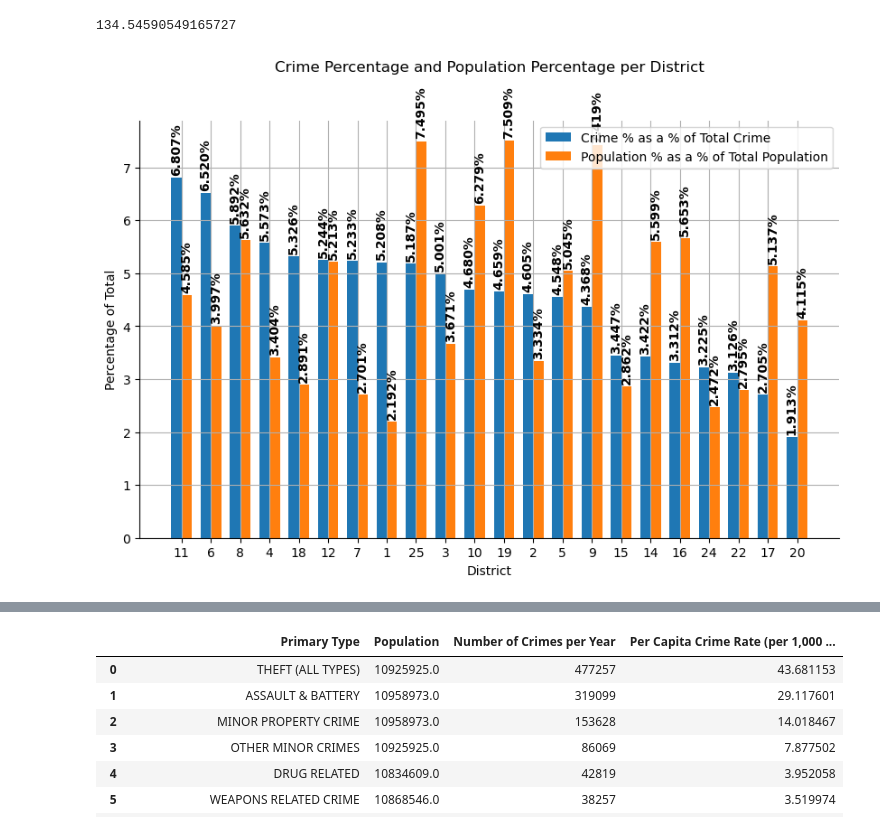
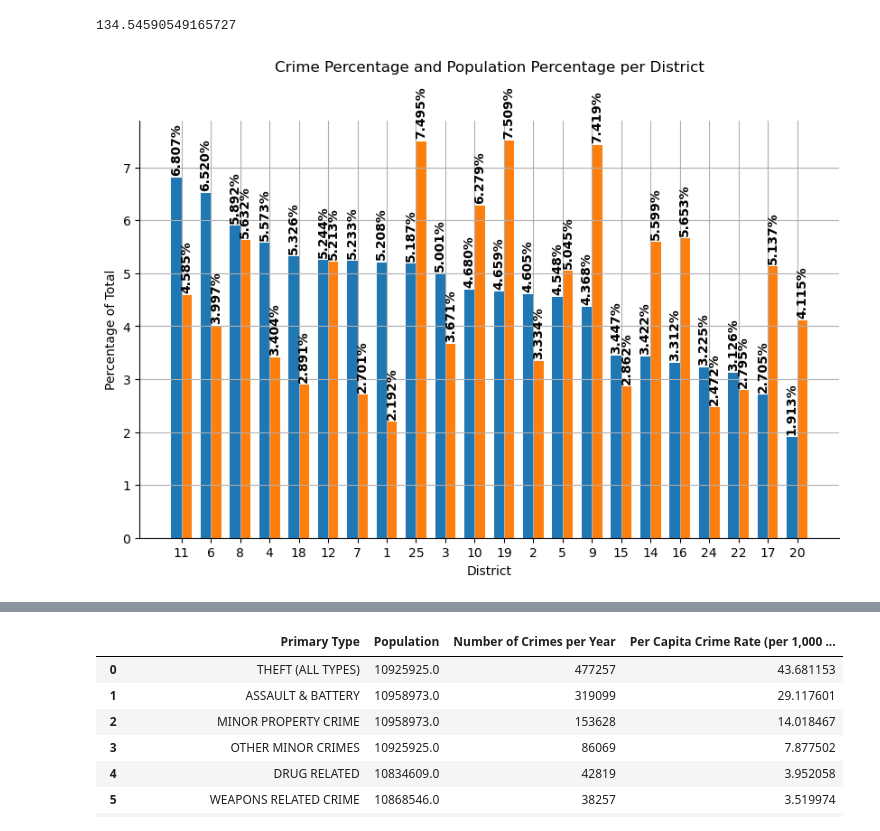
Before and after one commit to jmpealy/project1, a Jupyter notebook: Population_Analysis_Only.ipynb, the cells around one changed output, grey strips where cells are left out. Saved outputs shown, nothing was run; the diff lists cells and outputs as text; code cells hidden in the pictures.

```diff
--- a/Population_Analysis_Only.ipynb
+++ b/Population_Analysis_Only.ipynb
@@ -317,0 +326,23 @@ plt.show()
+# %%
+# Look at per capita crime rate per district over the five year timespan
+# Grab selected columns we want to look at
+district_df = final_df[["Year", "District", "Primary Type", "Population", "Zipcode"]]
+district_df
+
+# Get the population per district by creating a new data frame and dropping any unique combinations of distict, zip code, and population,
+# since population will be duplicated multiple times when zip code is listed more than once
+unique_pop_1000 = district_df[["District", "Zipcode", "Population"]].drop_duplicates()
+pop_per_district_1000 = unique_pop_1000.groupby("District")["Population"].sum()
+
+# Get the count per district by grouping by district and counting primary type of crime
+cnt_per_district_1000 = district_df.groupby("District")["Primary Type"].count()
+cnt_per_district_1000
+# Get the per capita crime rate by dividing the count per district by the population per district
+per_cap_crime_count_1000 = cnt_per_district_1000/pop_per_district_1000 * 1000
+
+# Put in a data frame for ease of use
+district_per_capita_1000 = pd.DataFrame({"District" : per_cap_crime_count_1000.index, "Per Capita Crime Rate (per 1,000 People)" : per_cap_crime_count_1000.values})
+
+# Sort the values
+district_per_capita_1000.sort_values(by = "Per Capita Crime Rate (per 1,000 People)", ascending = False, inplace=True)
+district_per_capita_1000
@@ -360,26 +479,26 @@ district_per_capita_1000
 # %%
-# Graph the results of district crime rate per 1,000 residents
-ax = district_per_capita_1000.plot.barh(x = "District", y = "Per Capita Crime Rate (per 1,000 People) per District", legend = False)
+# Graph the results of the type of crime per capita
+ax = type_per_capita_1000.plot.barh(x = "Primary Type", y = "Per Capita Crime Rate (per 1,000 People)", legend = False)
 
 # Set labels and title
 plt.xlabel("Per Capita Crime Rate (per 1,000 People)")
-plt.ylabel("District")
-plt.title("Per Capita Crime Rate (per 1,000 People) by District 2018-2022")
+plt.ylabel("Primary Type")
+plt.title("Per Capita Crime Rate (per 1,000 People) by Crime Type 2018-2022")
 
 # Add per capita crime rate values to each bar
-for i, v in enumerate(district_per_capita_1000["Per Capita Crime Rate (per 1,000 People) per District"]):
-    ax.text(v + 0.1, i, f"{v:.2f}", color = "black", ha = "left", va = "center", weight = "bold")
+for i, v in enumerate(type_per_capita_1000["Per Capita Crime Rate (per 1,000 People)"]):
+    ax.text(v, i, f"{v:.4f}", color = "black", ha = "left", va = "center", weight = "bold")
 
 # Remove the top and right borders
 ax = plt.gca()
-ax.spines['top'].set_visible(False)
-ax.spines['right'].set_visible(False)
+ax.spines["top"].set_visible(False)
+ax.spines["right"].set_visible(False)
 
 # Add a grid
 plt.grid(True)
 
 # Save figure
-plt.savefig("Images/PerCapitaCrimeRatebyDistrictPer1000People.png")
+plt.savefig("Images/PerCapitaCrimeRatebyCrimeType1000.png")
 
 # Display the plot
 plt.show()
@@ -469,34 +618,31 @@ plt.bar(x, crime_percentage_sorted, width = bar_width, label = "Crime Percentage
 plt.bar(x + bar_width, population_percentage_sorted, width = bar_width, label = "Population Percentage")
 
 # Set the labels and title
 plt.xlabel("District")
 plt.ylabel("Percentage of Total")
 plt.title("Crime Percentage and Population Percentage per District", y = 1.1)
 
 # Add labels on top of the bars with rotated percentages
 for i, v in enumerate(crime_percentage_sorted):
     plt.text(i, v + 0.1, f'{v:.3f}%', ha=  "center", rotation=90, weight = "bold")
 
 for i, v in enumerate(population_percentage_sorted):
     plt.text(i + bar_width, v + 0.1, f'{v:.3f}%', ha = "center", rotation=90, weight = "bold")
 
 # Set the x-axis tick positions and labels
 plt.xticks(x + bar_width / 2, crime_percentage_sorted.index)
 
 # Remove the top and right borders
 plt.gca().spines["top"].set_visible(False)
 plt.gca().spines["right"].set_visible(False)
 
 # Add a grid
 plt.grid(True)
 
-# Add a legend
-plt.legend(["Crime % as a % of Total Crime", "Population % as a % of Total Population"])
-
 ## Save the figure
 plt.savefig("Images/PopulationandCrimeasaPercentofTotal.png")
 
 # Display the plot
 plt.show()
 # %% [output]
-[figure, old version]
+[figure, new version]
```
Also changed, not shown: parts of 19 cells of this notebook.
